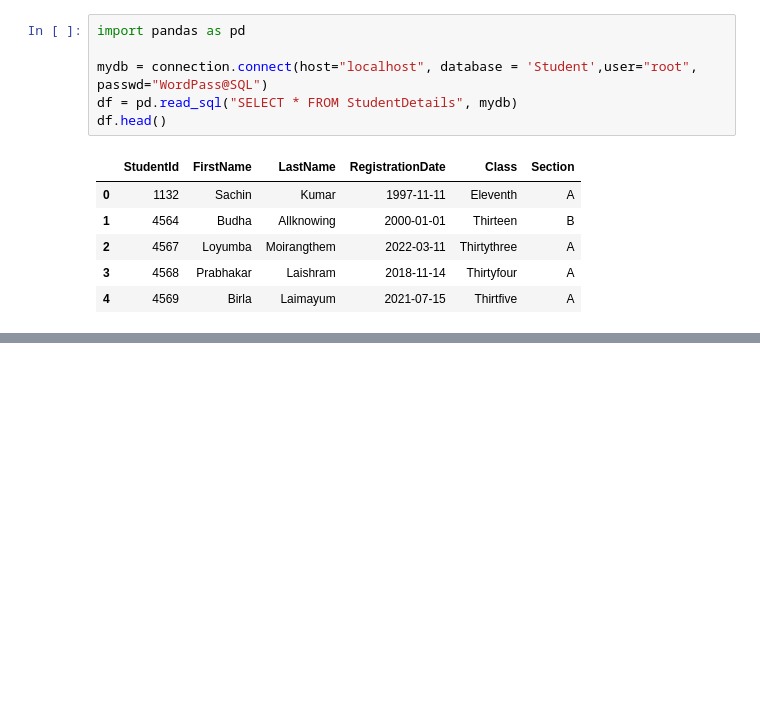
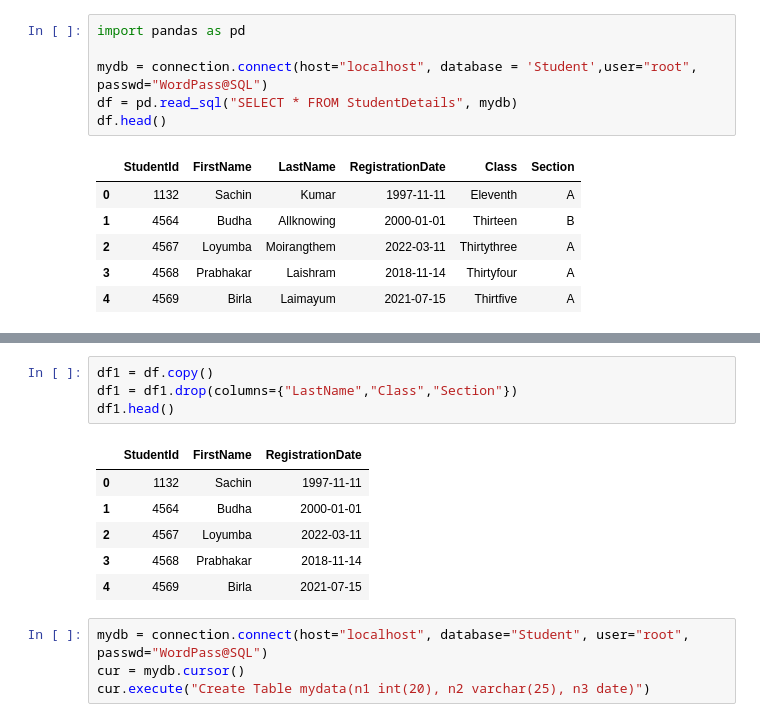
Before and after one commit to LoyumM/Python, a Jupyter notebook: Databases/MySQL/SQL basics.ipynb, the cells around one changed output, grey strips where cells are left out. Cells and saved outputs as stored; diff of their text form; blank space fills up the shorter version.

```diff
--- a/Databases/MySQL/SQL basics.ipynb
+++ b/Databases/MySQL/SQL basics.ipynb
@@ -230,0 +240,15 @@ df.to_excel("sample.xlsx", index=False)
+# %%
+df1 = df.copy()
+df1 = df1.drop(columns={"LastName","Class","Section"})
+df1.head()
+# %% [output]
+|  | StudentId | FirstName | RegistrationDate |
+| 0 | 1132 | Sachin | 1997-11-11 |
+| 1 | 4564 | Budha | 2000-01-01 |
+| 2 | 4567 | Loyumba | 2022-03-11 |
+| 3 | 4568 | Prabhakar | 2018-11-14 |
+| 4 | 4569 | Birla | 2021-07-15 |
+# %%
+mydb = connection.connect(host="localhost", database="Student", user="root", passwd="WordPass@SQL")
+cur = mydb.cursor()
+cur.execute("Create Table mydata(n1 int(20), n2 varchar(25), n3 date)")
```
Also changed, not shown: parts of 8 cells of this notebook, 1 other file.
